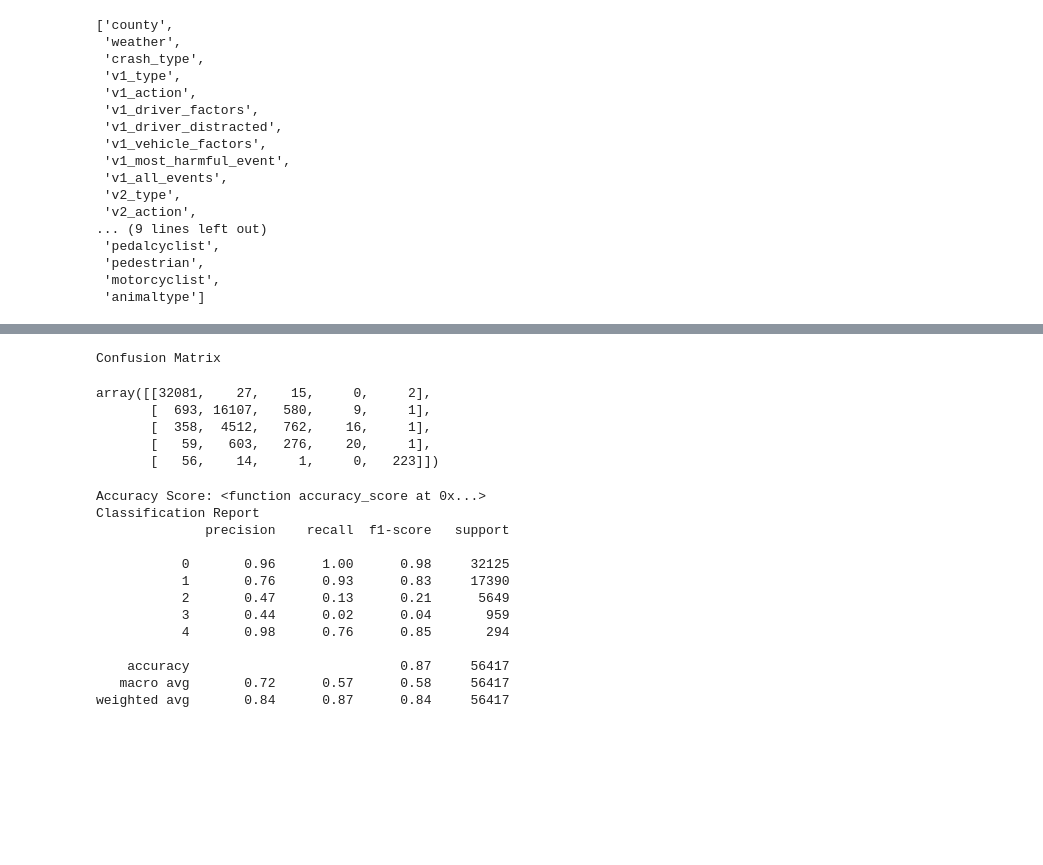
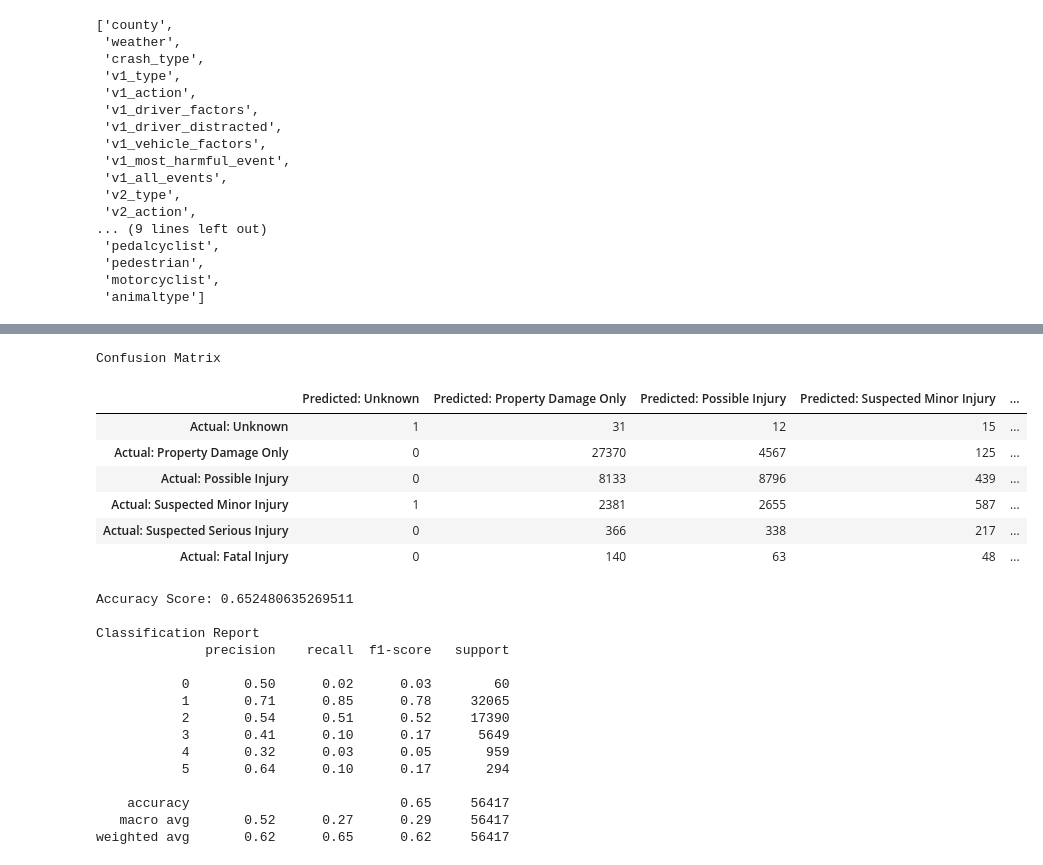
Before and after one commit to JGarza4903/Traffic_Analysis, a Jupyter notebook: machine_learning_model.ipynb, the cells around one changed output, grey strips where cells are left out. Drawn from its saved outputs; the diff is of its cells as text; code cells hidden in the pictures; blank space fills up the shorter version.

```diff
--- a/machine_learning_model.ipynb
+++ b/machine_learning_model.ipynb
@@ -165,30 +192,34 @@ array([[32081,    27,    15,     0,     2],
 # %%
 # Display results
 print('Confusion Matrix')
-display(cm)
-print(f'Accuracy Score: {accuracy_score}')
+display(cm_df)
+print(f'\nAccuracy Score: {accuracy}\n')
 print('Classification Report')
 print(classification_report(y_test, predictions))
 # %% [output]
 Confusion Matrix
+|  | Predicted: Unknown | Predicted: Property Damage Only | Predicted: Possible Injury | Predicted: Suspected Minor Injury | ... |
+| Actual: Unknown | 1 | 31 | 12 | 15 | ... |
+| Actual: Property Damage Only | 0 | 27370 | 4567 | 125 | ... |
+| Actual: Possible Injury | 0 | 8133 | 8796 | 439 | ... |
+| Actual: Suspected Minor Injury | 1 | 2381 | 2655 | 587 | ... |
+| Actual: Suspected Serious Injury | 0 | 366 | 338 | 217 | ... |
+| Actual: Fatal Injury | 0 | 140 | 63 | 48 | ... |
-array([[32081,    27,    15,     0,     2],
-       [  693, 16107,   580,     9,     1],
-       [  358,  4512,   762,    16,     1],
-       [   59,   603,   276,    20,     1],
-       [   56,    14,     1,     0,   223]])
+Accuracy Score: 0.652480635269511
+
+Classification Report
+              precision    recall  f1-score   support
+
+           0       0.50      0.02      0.03        60
+           1       0.71      0.85      0.78     32065
+           2       0.54      0.51      0.52     17390
+           3       0.41      0.10      0.17      5649
+           4       0.32      0.03      0.05       959
+           5       0.64      0.10      0.17       294
+
+    accuracy                           0.65     56417
+   macro avg       0.52      0.27      0.29     56417
+weighted avg       0.62      0.65      0.62     56417
-Accuracy Score: <function accuracy_score at 0x...>
-Classification Report
-              precision    recall  f1-score   support
-
-           0       0.96      1.00      0.98     32125
-           1       0.76      0.93      0.83     17390
-           2       0.47      0.13      0.21      5649
-           3       0.44      0.02      0.04       959
-           4       0.98      0.76      0.85       294
-
-    accuracy                           0.87     56417
-   macro avg       0.72      0.57      0.58     56417
-weighted avg       0.84      0.87      0.84     56417
 # %%
 # Calculate importance of features
 importances = rf_model.feature_importances_
```
Also changed, not shown: parts of 11 cells of this notebook.
